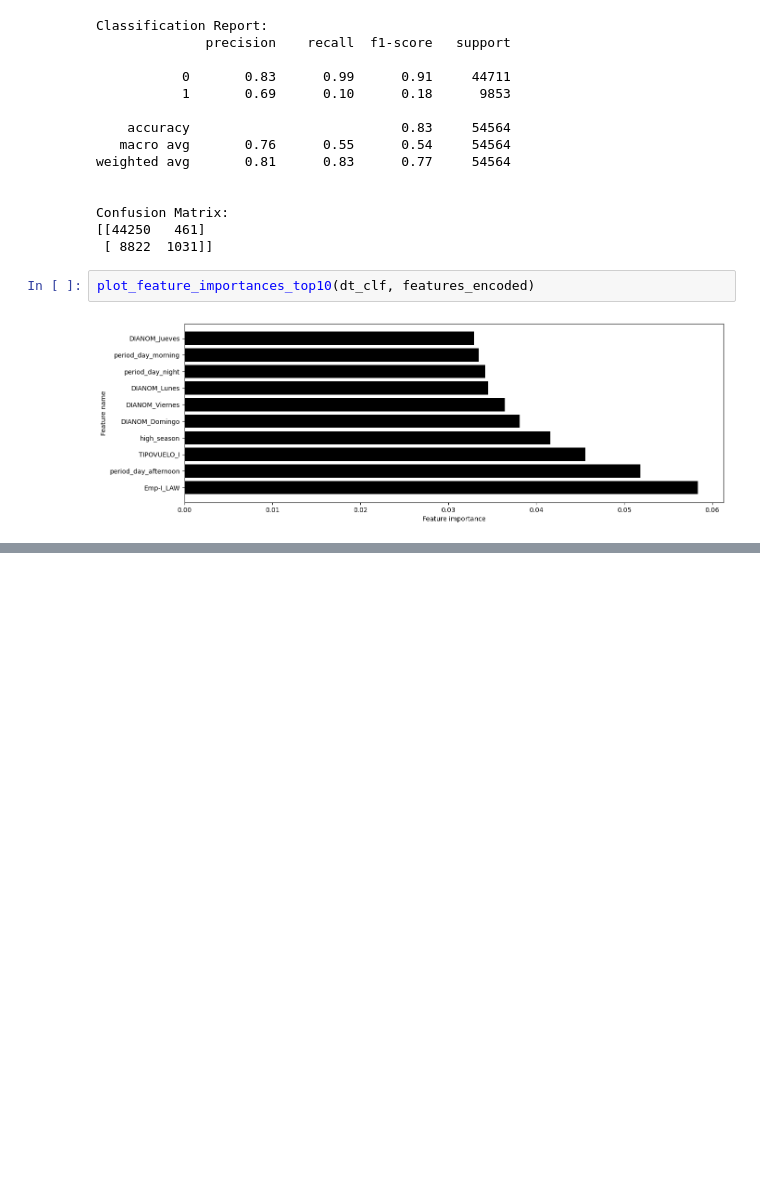
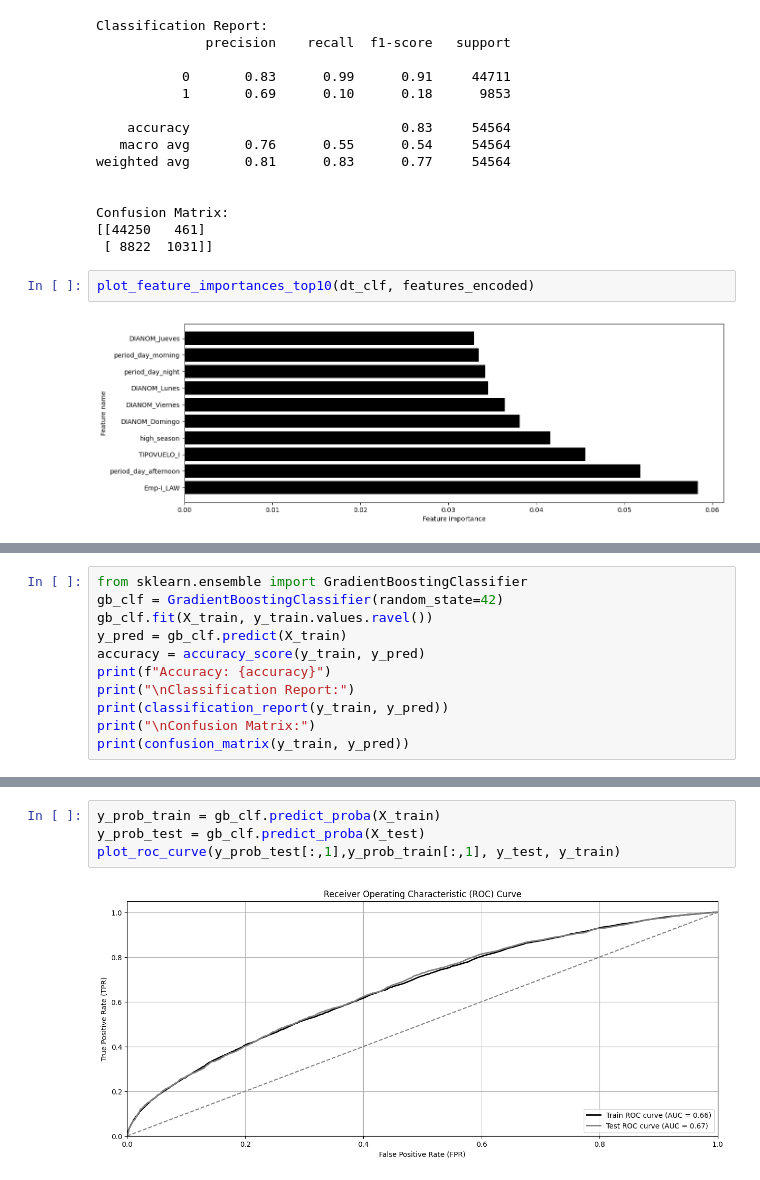
Before and after one commit to bemarchant/test-latam-challenge, a Jupyter notebook: solution.ipynb, the cells around one changed output, grey strips where cells are left out. Saved outputs shown, nothing was run; the diff lists cells and outputs as text; blank space fills up the shorter version.

```diff
--- a/solution.ipynb
+++ b/solution.ipynb
@@ -224,0 +242,11 @@ plot_feature_importances_top10(dt_clf, features_encoded)
+# %%
+from sklearn.ensemble import GradientBoostingClassifier
+gb_clf = GradientBoostingClassifier(random_state=42)
+gb_clf.fit(X_train, y_train.values.ravel())
+y_pred = gb_clf.predict(X_train)
+accuracy = accuracy_score(y_train, y_pred)
+print(f"Accuracy: {accuracy}")
+print("\nClassification Report:")
+print(classification_report(y_train, y_pred))
+print("\nConfusion Matrix:")
+print(confusion_matrix(y_train, y_pred))
@@ -224,0 +270,6 @@ plot_feature_importances_top10(dt_clf, features_encoded)
+# %%
+y_prob_train = gb_clf.predict_proba(X_train)
+y_prob_test = gb_clf.predict_proba(X_test)
+plot_roc_curve(y_prob_test[:,1],y_prob_train[:,1], y_test, y_train)
+# %% [output]
+[figure, added]
```
Also changed, not shown: parts of 10 cells of this notebook.
